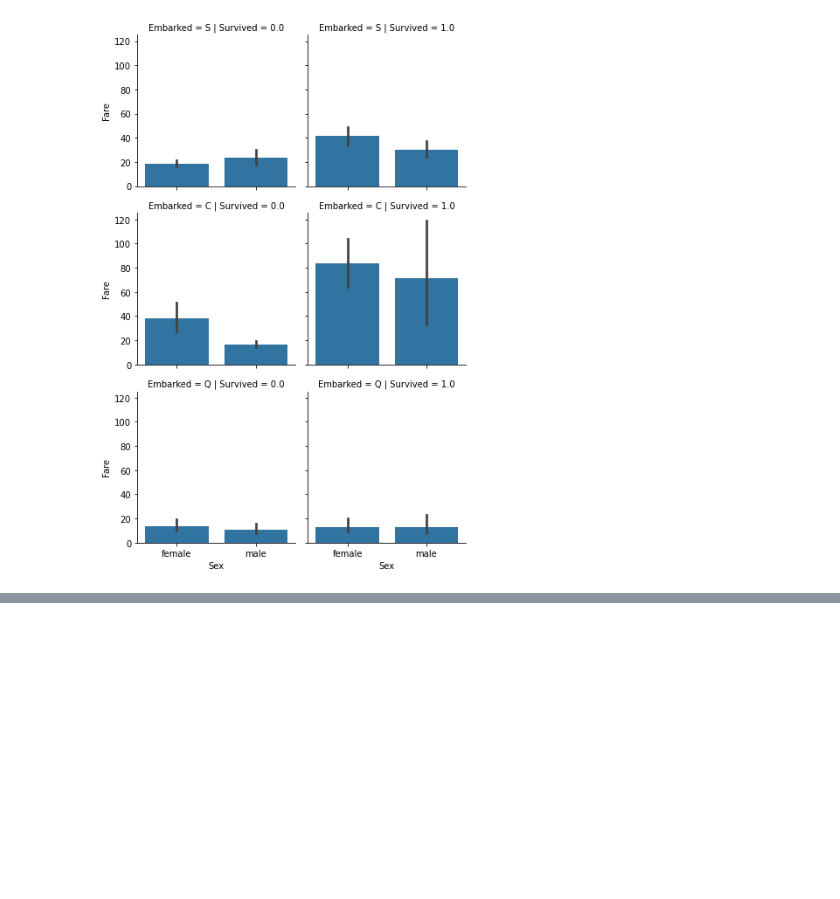
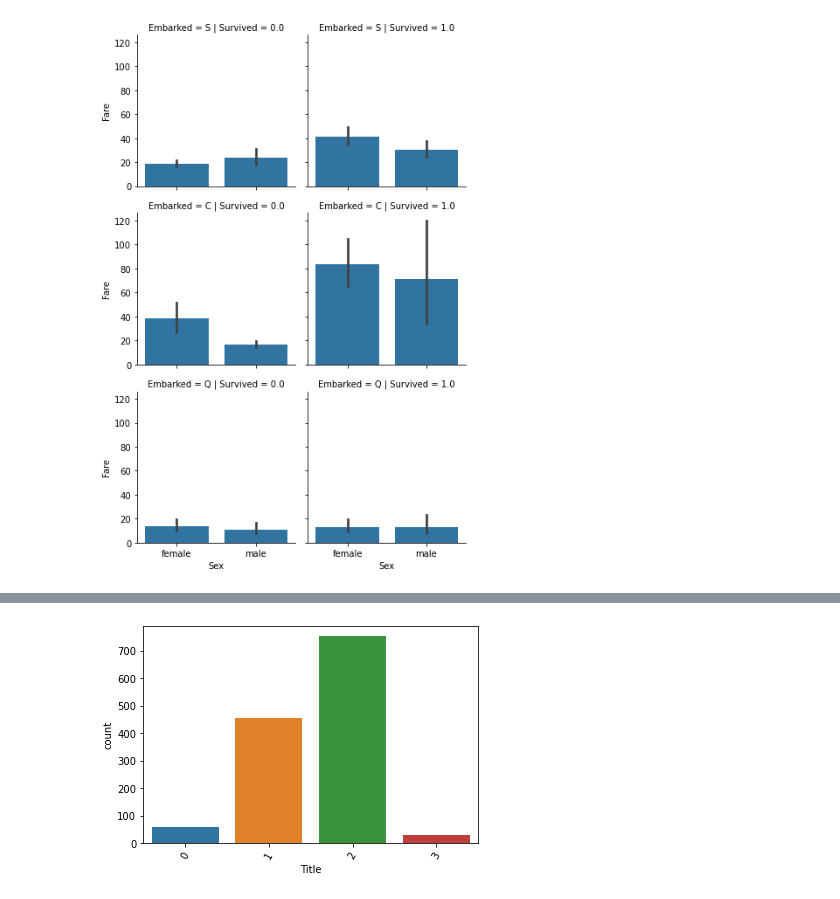
Before and after one commit to emrcakmak/Titanic---Machine-Learning, a Jupyter notebook: Titanik_Project.ipynb, the cells around one changed output, grey strips where cells are left out. Drawn from its saved outputs; the diff is of its cells as text; code cells hidden in the pictures; blank space fills up the shorter version.

```diff
--- a/Titanik_Project.ipynb
+++ b/Titanik_Project.ipynb
@@ -502,0 +546,6 @@ train_df[train_df["Age"].isnull()]
+# %%
+# convert to categorical
+train_df["Title"] = train_df["Title"].replace(["Lady","the Countess","Capt","Col","Don","Dr","Major","Rev","Sir","Jonkheer","Dona"],"other")
+
+train_df["Title"] = [0 if i == "Master" else 1 if i == "Miss" or i == "Ms" or i == "Mlle" or i == "Mrs" else 2 if i == "Mr" else 3 for i in train_df["Title"]]
+train_df["Title"].head(20)
@@ -502,0 +570,6 @@ train_df[train_df["Age"].isnull()]
+# %%
+sns.countplot(x="Title", data = train_df)
+plt.xticks(rotation = 60)
+plt.show()
+# %% [output]
+[figure, added]
```
Also changed, not shown: parts of 101 cells of this notebook.
